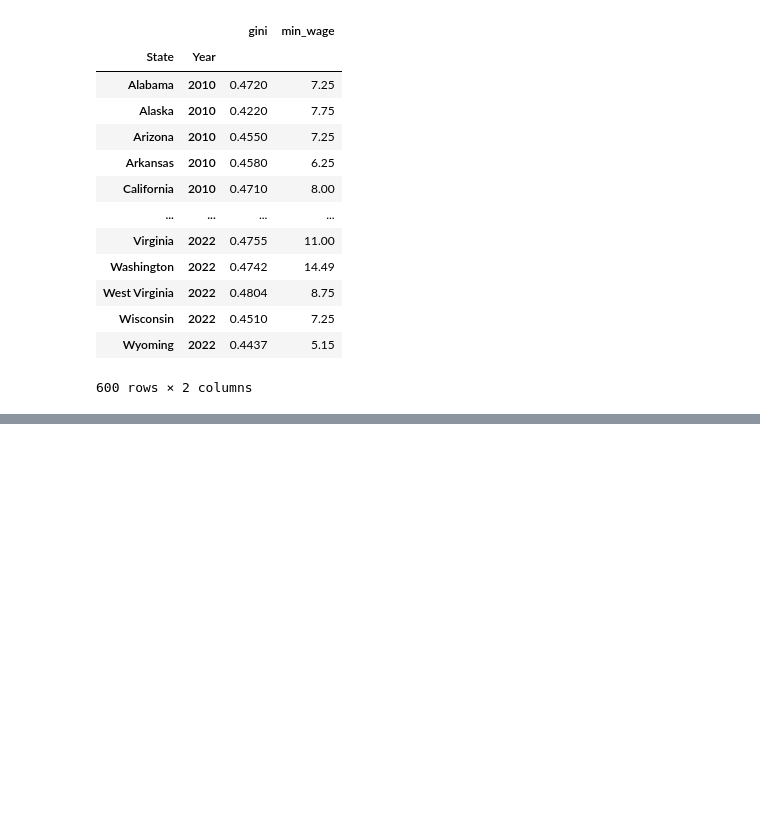
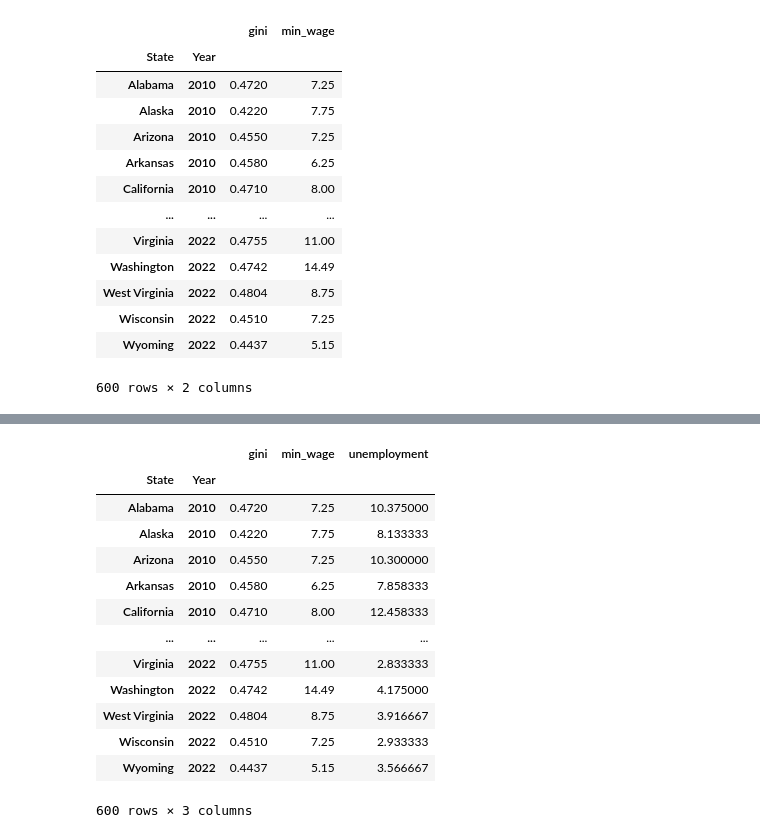
Before and after one commit to harshil0217/CMSE_Min_Wage_Project, a Jupyter notebook: Data/state_compiled.ipynb, the cells around one changed output, grey strips where cells are left out. Saved outputs shown, nothing was run; the diff lists cells and outputs as text; code cells hidden in the pictures; blank space fills up the shorter version.

Commit message:
data compile

```diff
--- a/Data/state_compiled.ipynb
+++ b/Data/state_compiled.ipynb
@@ -116,3 +116,5 @@ state_econ
 | Wisconsin | 2022 | 0.4510 | 7.25 |
 | Wyoming | 2022 | 0.4437 | 5.15 |
 600 rows × 2 columns
+# %%
+gini = gini.reset_index()
@@ -118,0 +139,27 @@ state_econ
+# %%
+def merge_data(path, state_econ):
+    data = pd.read_csv(path,dtype = {"Year": str} )
+    data = data[data["State"].isin(gini["State"])]
+    data = data[data["Year"] != "2020"]
+    data = data.set_index(["State", "Year"])
+    state_econ = pd.concat([state_econ, data], axis = 1)
+    return state_econ
+# %%
+state_econ = merge_data("unemployment_data.csv", state_econ)
+# %%
+state_econ
+# %% [output]
+|  |  | gini | min_wage | unemployment |
+| State | Year |  |  |  |
+| Alabama | 2010 | 0.4720 | 7.25 | 10.375000 |
+| Alaska | 2010 | 0.4220 | 7.75 | 8.133333 |
+| Arizona | 2010 | 0.4550 | 7.25 | 10.300000 |
+| Arkansas | 2010 | 0.4580 | 6.25 | 7.858333 |
+| California | 2010 | 0.4710 | 8.00 | 12.458333 |
+| ... | ... | ... | ... | ... |
+| Virginia | 2022 | 0.4755 | 11.00 | 2.833333 |
+| Washington | 2022 | 0.4742 | 14.49 | 4.175000 |
+| West Virginia | 2022 | 0.4804 | 8.75 | 3.916667 |
+| Wisconsin | 2022 | 0.4510 | 7.25 | 2.933333 |
+| Wyoming | 2022 | 0.4437 | 5.15 | 3.566667 |
+600 rows × 3 columns
```
Also changed, not shown: parts of 2 cells of this notebook, 2 other files.
